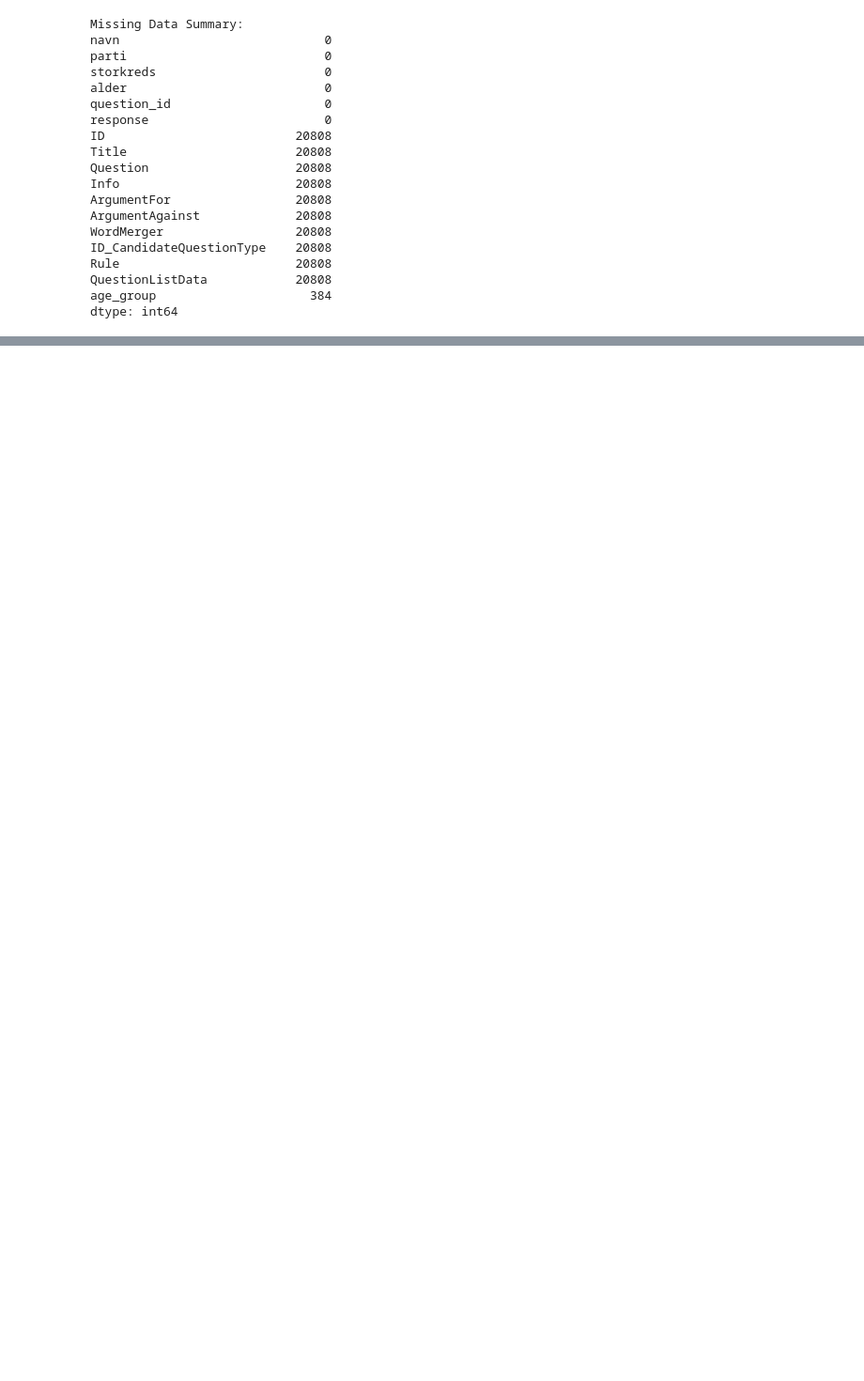
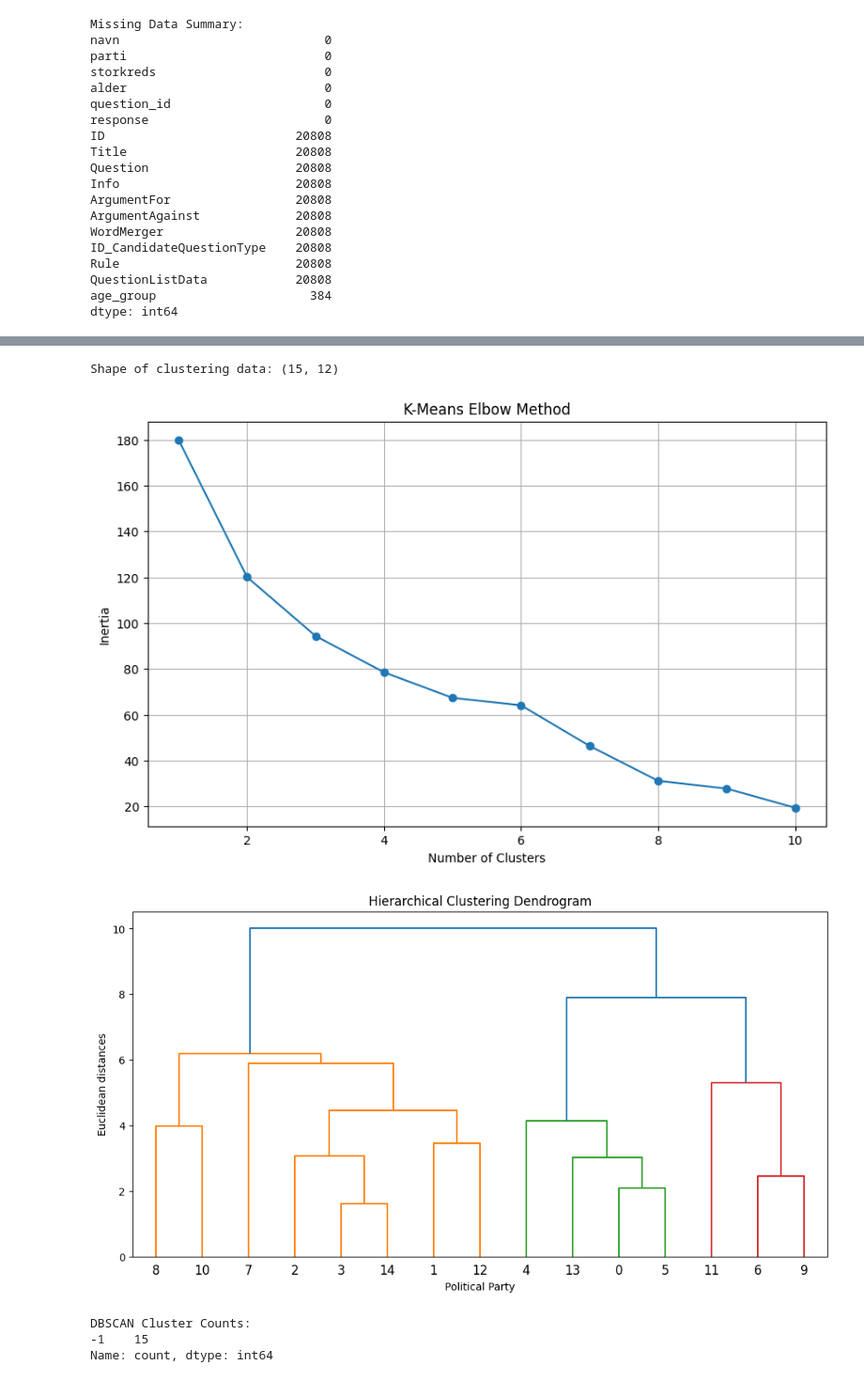
Before and after one commit to kkristiansd/MAL5, a Jupyter notebook: 5. Candidate Test 2022 II.ipynb, the cells around one changed output, grey strips where cells are left out. Shown at 94% size. Saved outputs shown, nothing was run; the diff lists cells and outputs as text; code cells hidden in the pictures; blank space fills up the shorter version.

```diff
--- a/5. Candidate Test 2022 II.ipynb
+++ b/5. Candidate Test 2022 II.ipynb
@@ -305,0 +333,62 @@ plt.show()
+# %%
+from sklearn.preprocessing import StandardScaler
+
+# Prepare the data for clustering
+clustering_data = merged_dr.pivot_table(index='parti', columns='question_id', values='response').fillna(0)
+scaled_data = StandardScaler().fit_transform(clustering_data)
+
+# Check the shape of the data
+print("Shape of clustering data:", scaled_data.shape)
+from sklearn.cluster import KMeans
+import matplotlib.pyplot as plt
+
+# Elbow method to find optimal number of clusters
+inertia = []
+for n_clusters in range(1, 11):
+    kmeans = KMeans(n_clusters=n_clusters, random_state=42)
+    kmeans.fit(scaled_data)
+    inertia.append(kmeans.inertia_)
+
+# Plotting the Elbow method
+plt.figure(figsize=(10, 6))
+plt.plot(range(1, 11), inertia, marker='o')
+plt.title('K-Means Elbow Method')
+plt.xlabel('Number of Clusters')
+plt.ylabel('Inertia')
+plt.grid()
+plt.show()
+import scipy.cluster.hierarchy as sch
+
+# Create dendrogram
+plt.figure(figsize=(12, 6))
+dendrogram = sch.dendrogram(sch.linkage(scaled_data, method='ward'))
+plt.title('Hierarchical Clustering Dendrogram')
+plt.xlabel('Political Party')
+plt.ylabel('Euclidean distances')
+plt.show()
+from sklearn.cluster import DBSCAN
+
+# DBSCAN clustering
+dbscan = DBSCAN(eps=0.5, min_samples=5)
+dbscan_labels = dbscan.fit_predict(scaled_data)
+
+# Count members in each cluster
+print("DBSCAN Cluster Counts:")
+print(pd.Series(dbscan_labels).value_counts())
+# Calculate pairwise correlation of responses
+correlation_matrix = merged_dr.pivot_table(index='navn', columns='question_id', values='response').corr()
+
+# Plotting correlation matrix
+plt.figure(figsize=(12, 10))
+sns.heatmap(correlation_matrix, cmap='coolwarm', center=0, annot=False)
+plt.title('Correlation of Responses Among Members')
+plt.xlabel('Members')
+plt.ylabel('Members')
+plt.show()
+# %% [output]
+Shape of clustering data: (15, 12)
+[figure, added]
+[figure, added]
+DBSCAN Cluster Counts:
+-1    15
+Name: count, dtype: int64
```
Also changed, not shown: parts of 3 cells of this notebook.
